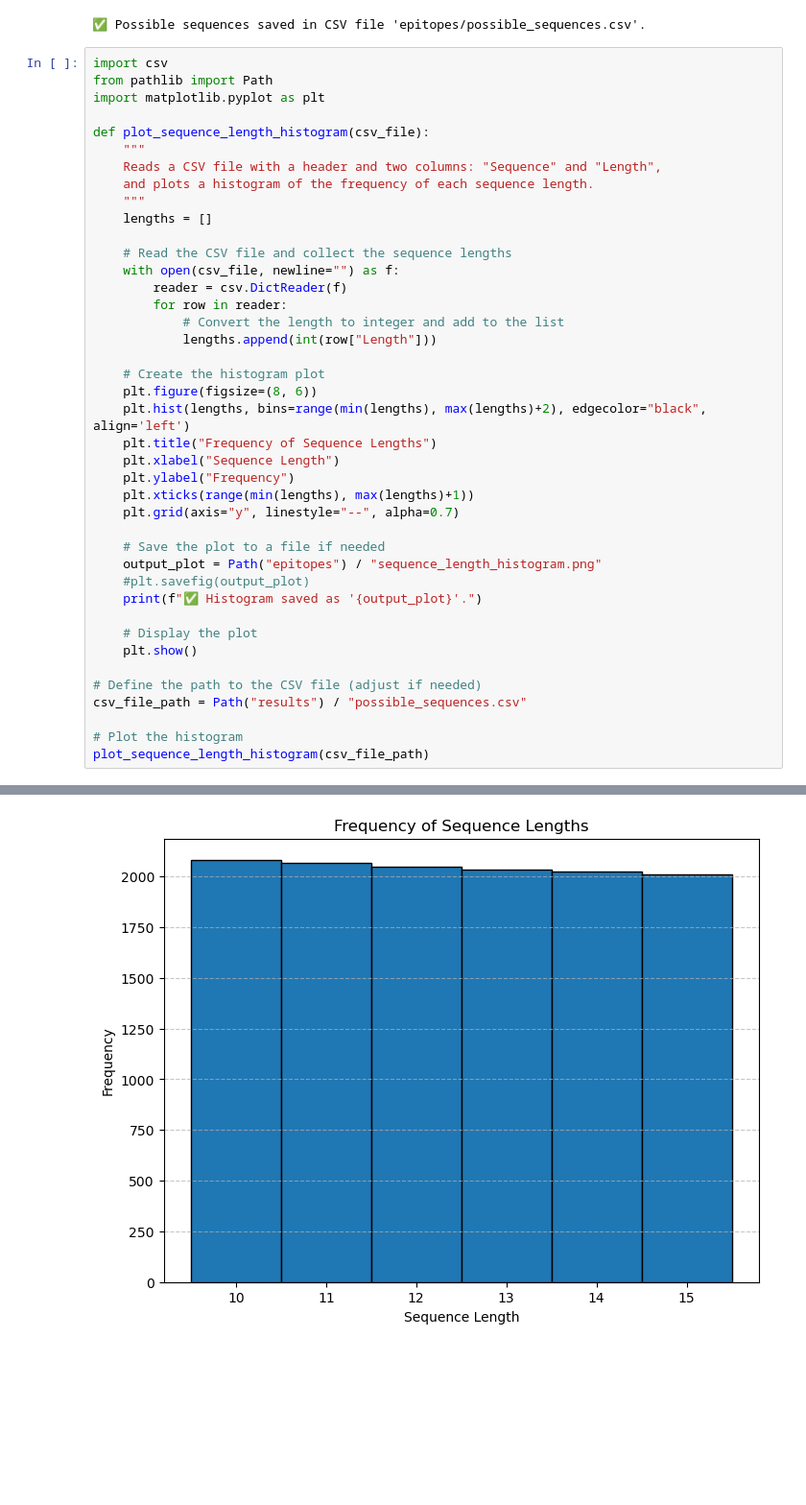
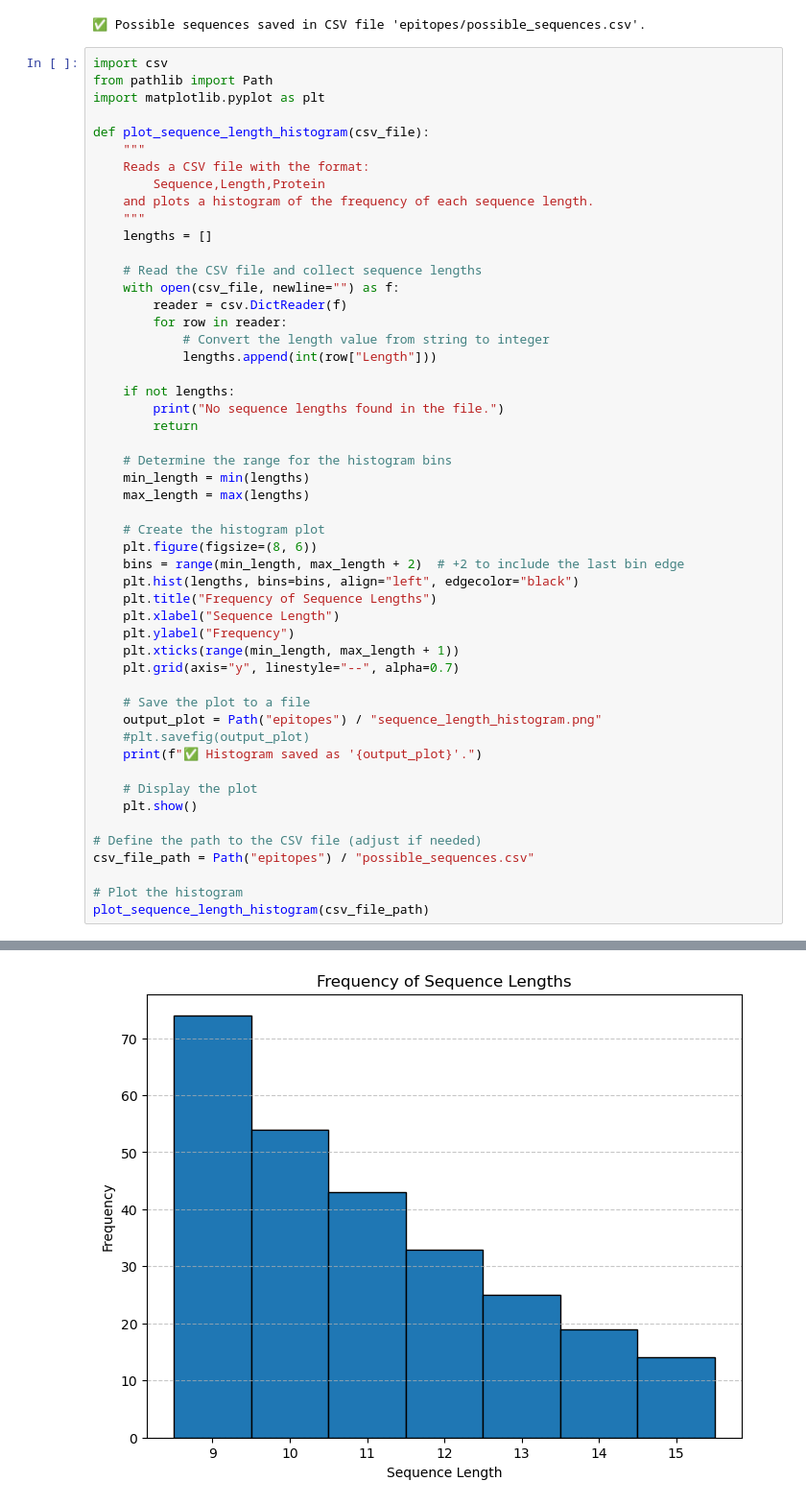
Before and after one commit to pedroaugtb/sequences_alignment, a Jupyter notebook: mafft.ipynb, the cells around one changed output, grey strips where cells are left out. Shown: that part at 96% size. Cells and saved outputs as stored; diff of their text form; blank space fills up the shorter version.

```diff
--- a/mafft.ipynb
+++ b/mafft.ipynb
@@ -432,40 +453,50 @@ import matplotlib.pyplot as plt
 
 def plot_sequence_length_histogram(csv_file):
     """
-    Reads a CSV file with a header and two columns: "Sequence" and "Length",
+    Reads a CSV file with the format:
+        Sequence,Length,Protein
     and plots a histogram of the frequency of each sequence length.
     """
     lengths = []
 
-    # Read the CSV file and collect the sequence lengths
+    # Read the CSV file and collect sequence lengths
     with open(csv_file, newline="") as f:
         reader = csv.DictReader(f)
         for row in reader:
-            # Convert the length to integer and add to the list
+            # Convert the length value from string to integer
             lengths.append(int(row["Length"]))
+
+    if not lengths:
+        print("No sequence lengths found in the file.")
+        return
+
+    # Determine the range for the histogram bins
+    min_length = min(lengths)
+    max_length = max(lengths)
 
     # Create the histogram plot
     plt.figure(figsize=(8, 6))
-    plt.hist(lengths, bins=range(min(lengths), max(lengths)+2), edgecolor="black", align='left')
+    bins = range(min_length, max_length + 2)  # +2 to include the last bin edge
+    plt.hist(lengths, bins=bins, align="left", edgecolor="black")
     plt.title("Frequency of Sequence Lengths")
     plt.xlabel("Sequence Length")
     plt.ylabel("Frequency")
-    plt.xticks(range(min(lengths), max(lengths)+1))
+    plt.xticks(range(min_length, max_length + 1))
     plt.grid(axis="y", linestyle="--", alpha=0.7)
 
-    # Save the plot to a file if needed
+    # Save the plot to a file
     output_plot = Path("epitopes") / "sequence_length_histogram.png"
     #plt.savefig(output_plot)
     print(f"✅ Histogram saved as '{output_plot}'.")
 
     # Display the plot
     plt.show()
 
 # Define the path to the CSV file (adjust if needed)
-csv_file_path = Path("results") / "possible_sequences.csv"
+csv_file_path = Path("epitopes") / "possible_sequences.csv"
 
 # Plot the histogram
 plot_sequence_length_histogram(csv_file_path)
 # %% [output]
 ✅ Histogram saved as 'epitopes/sequence_length_histogram.png'.
-[figure, old version]
+[figure, new version]
```
Also changed, not shown: parts of 1 cell of this notebook, 1 other file.
